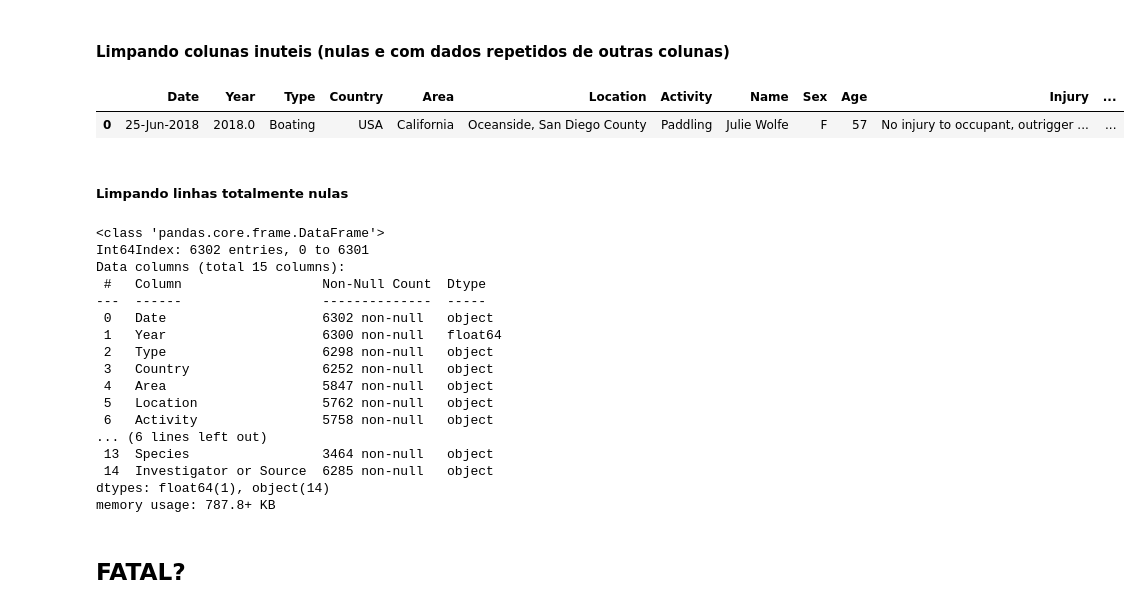
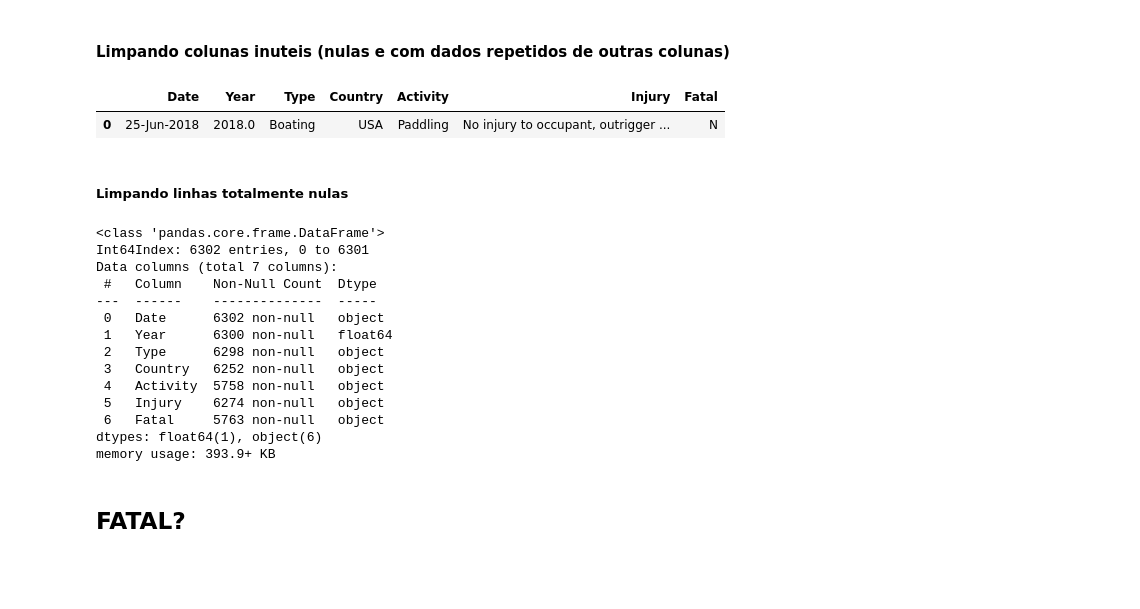
Before and after one commit to EdAndradeF/IronHack_Project_1, a Jupyter notebook: SharkAttack.ipynb, the cells around one changed output. Cells and saved outputs as stored; diff of their text form; code cells hidden in the pictures; blank space fills up the shorter version.

```diff
--- a/SharkAttack.ipynb
+++ b/SharkAttack.ipynb
@@ -39,44 +39,41 @@ memory usage: 4.7+ MB
 #### Limpando colunas inuteis (nulas e com dados repetidos de outras colunas)
 # %%
 # ELIMINANDO AS COLUNAS NULAS OU COM INFO REPETID
-df_notna = df.drop(columns=['Unnamed: 23',
-                            'Unnamed: 22',
-                            'Case Number',
-                            'Case Number.1',
-                            'Case Number.2',
-                            'href formula',
-                            'href',
-                            'pdf',
-                            'original order'])
-df_notna.head(1)
+df_fatal = df.loc[:, ['Date',
+                      'Year',
+                      'Type',
+                      'Country',
+                      'Activity',
+                      'Injury',
+                      'Fatal (Y/N)',
+                      ]].rename(columns={'Fatal (Y/N)': 'Fatal',
+                                                         'Sex ': 'Sex' })
+df_fatal.head(1)
 # %% [output]
-|  | Date | Year | Type | Country | Area | Location | Activity | Name | Sex | Age | Injury | ... |
-| 0 | 25-Jun-2018 | 2018.0 | Boating | USA | California | Oceanside, San Diego County | Paddling | Julie Wolfe | F | 57 | No injury to occupant, outrigger ... | ... |
+|  | Date | Year | Type | Country | Activity | Injury | Fatal |
+| 0 | 25-Jun-2018 | 2018.0 | Boating | USA | Paddling | No injury to occupant, outrigger ... | N |
 # %% [markdown]
 ##### Limpando linhas totalmente nulas
 # %%
 
-linenan = df_notna.loc[df_notna.isnull().all(axis=1)].index
-df_notna = df_notna.drop(index=linenan)
-df_notna.info()
+linenan = df_fatal.loc[df_fatal.isnull().all(axis=1)].index
+df_fatal = df_fatal.drop(index=linenan)
+df_fatal.info()
 # %% [output]
 <class 'pandas.core.frame.DataFrame'>
 Int64Index: 6302 entries, 0 to 6301
-Data columns (total 15 columns):
- #   Column                  Non-Null Count  Dtype
----  ------                  --------------  -----
- 0   Date                    6302 non-null   object
- 1   Year                    6300 non-null   float64
- 2   Type                    6298 non-null   object
- 3   Country                 6252 non-null   object
- 4   Area                    5847 non-null   object
- 5   Location                5762 non-null   object
- 6   Activity                5758 non-null   object
-... (6 lines left out)
- 13  Species                 3464 non-null   object
- 14  Investigator or Source  6285 non-null   object
-dtypes: float64(1), object(14)
-memory usage: 787.8+ KB
+Data columns (total 7 columns):
+ #   Column    Non-Null Count  Dtype
+---  ------    --------------  -----
+ 0   Date      6302 non-null   object
+ 1   Year      6300 non-null   float64
+ 2   Type      6298 non-null   object
+ 3   Country   6252 non-null   object
+ 4   Activity  5758 non-null   object
+ 5   Injury    6274 non-null   object
+ 6   Fatal     5763 non-null   object
+dtypes: float64(1), object(6)
+memory usage: 393.9+ KB
 # %% [markdown]
 ## FATAL?
 # %% [markdown]
```
Also changed, not shown: parts of 12 cells of this notebook, 1 other file.
